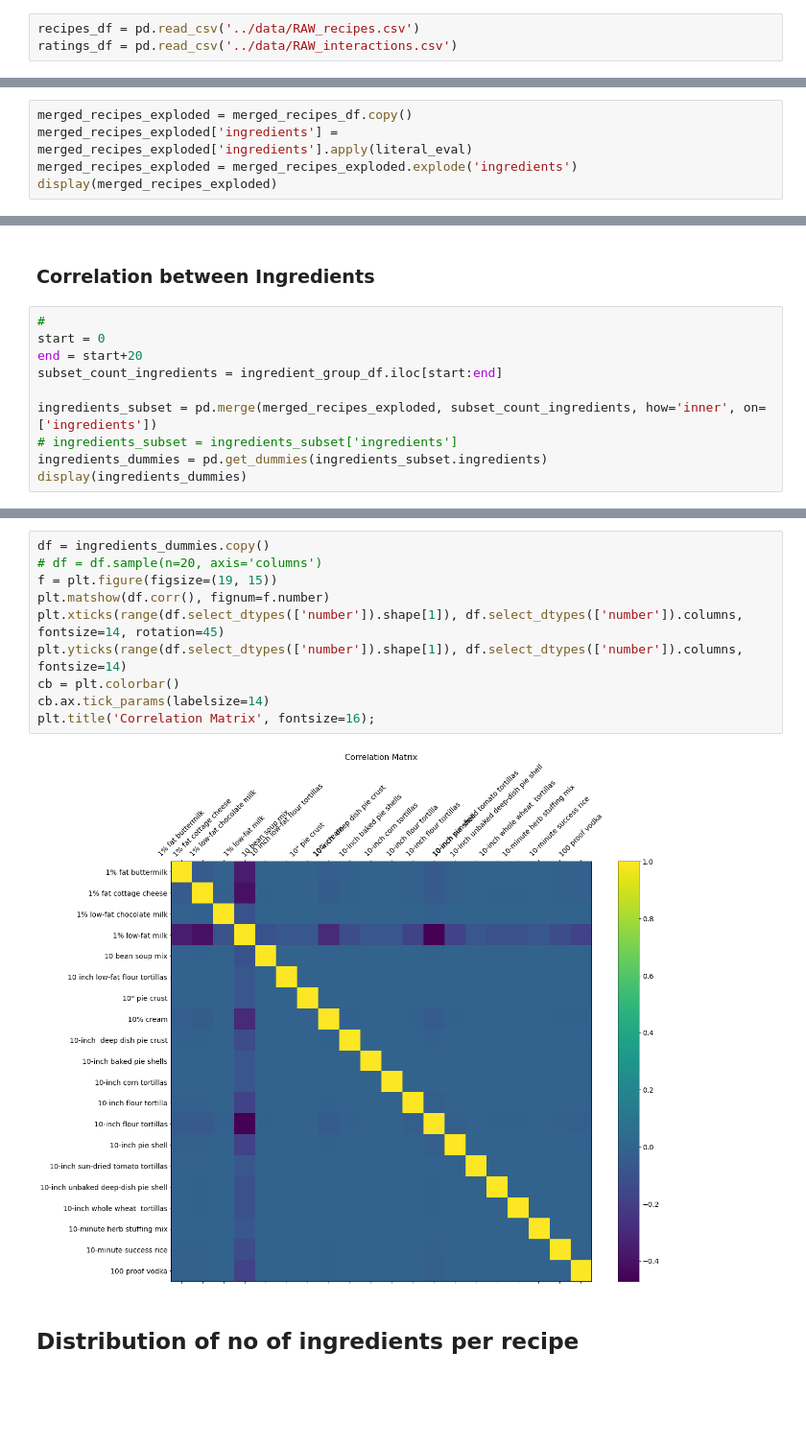
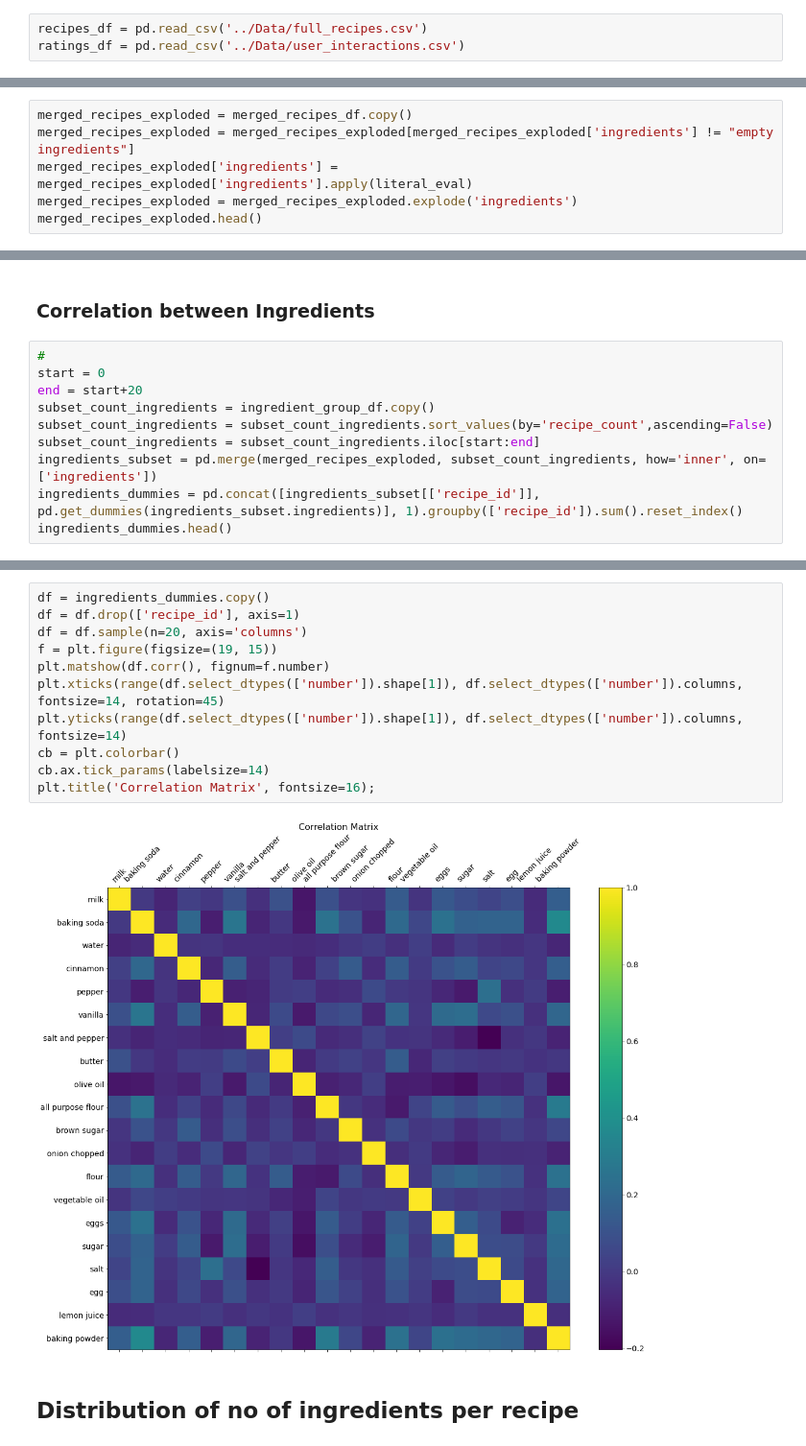
Before and after one commit to niranjan-ramesh/whats-cooking, a Jupyter notebook: EDA/EDA.ipynb, the cells around one changed output, grey strips where cells are left out. Shown at 96% size. Saved outputs shown, nothing was run; the diff lists cells and outputs as text; blank space fills up the shorter version.

```diff
--- a/EDA/EDA.ipynb
+++ b/EDA/EDA.ipynb
@@ -9,8 +9,8 @@ import seaborn as sns
 # %% [markdown]
 ### Datasets
 # %%
-recipes_df = pd.read_csv('../data/RAW_recipes.csv')
-ratings_df = pd.read_csv('../data/RAW_interactions.csv')
+recipes_df = pd.read_csv('../Data/full_recipes.csv')
+ratings_df = pd.read_csv('../Data/user_interactions.csv')
 # %% [markdown]
 ## Ratings
 # %%
@@ -123,6 +88,7 @@ display(merged_recipes_df)
 # %%
 merged_recipes_exploded = merged_recipes_df.copy()
+merged_recipes_exploded = merged_recipes_exploded[merged_recipes_exploded['ingredients'] != "empty ingredients"]
 merged_recipes_exploded['ingredients'] = merged_recipes_exploded['ingredients'].apply(literal_eval)
 merged_recipes_exploded = merged_recipes_exploded.explode('ingredients')
-display(merged_recipes_exploded)
+merged_recipes_exploded.head()
 # %% [output]
@@ -285,10 +209,10 @@ sns.heatmap(heatmap_df.corr())
 #
 start = 0
 end = start+20
-subset_count_ingredients = ingredient_group_df.iloc[start:end]
-
+subset_count_ingredients = ingredient_group_df.copy()
+subset_count_ingredients = subset_count_ingredients.sort_values(by='recipe_count',ascending=False)
+subset_count_ingredients = subset_count_ingredients.iloc[start:end]
 ingredients_subset = pd.merge(merged_recipes_exploded, subset_count_ingredients, how='inner', on=['ingredients'])
-# ingredients_subset = ingredients_subset['ingredients']
-ingredients_dummies = pd.get_dummies(ingredients_subset.ingredients)
-display(ingredients_dummies)
+ingredients_dummies = pd.concat([ingredients_subset[['recipe_id']], pd.get_dummies(ingredients_subset.ingredients)], 1).groupby(['recipe_id']).sum().reset_index()
+ingredients_dummies.head()
 # %% [output]
@@ -308,15 +226,16 @@ display(ingredients_dummies)
 # %%
 df = ingredients_dummies.copy()
-# df = df.sample(n=20, axis='columns')
+df = df.drop(['recipe_id'], axis=1)
+df = df.sample(n=20, axis='columns')
 f = plt.figure(figsize=(19, 15))
 plt.matshow(df.corr(), fignum=f.number)
 plt.xticks(range(df.select_dtypes(['number']).shape[1]), df.select_dtypes(['number']).columns, fontsize=14, rotation=45)
 plt.yticks(range(df.select_dtypes(['number']).shape[1]), df.select_dtypes(['number']).columns, fontsize=14)
 cb = plt.colorbar()
 cb.ax.tick_params(labelsize=14)
 plt.title('Correlation Matrix', fontsize=16);
 # %% [output]
-[figure, old version]
+[figure, new version]
 # %% [markdown]
 ## Distribution of no of ingredients per recipe
 # %%
```
Also changed, not shown: parts of 19 cells of this notebook, 1 other file.
